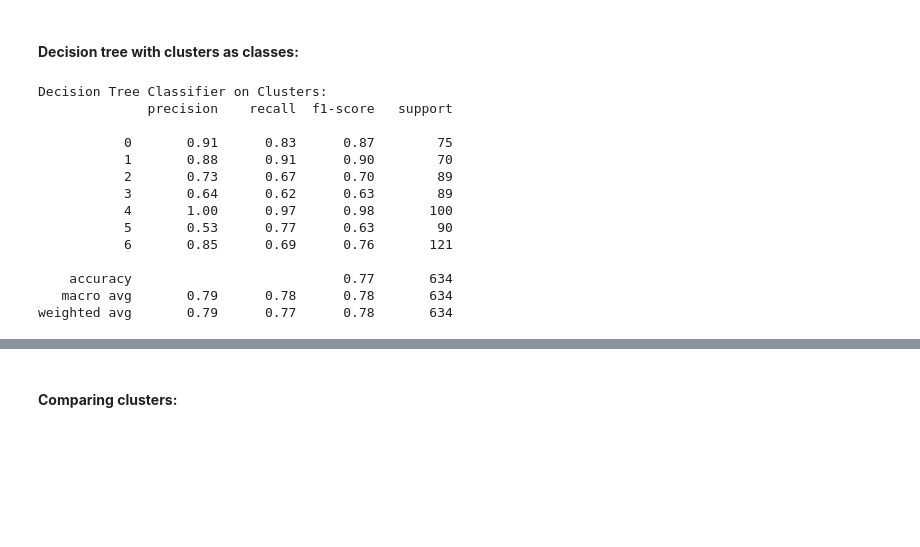
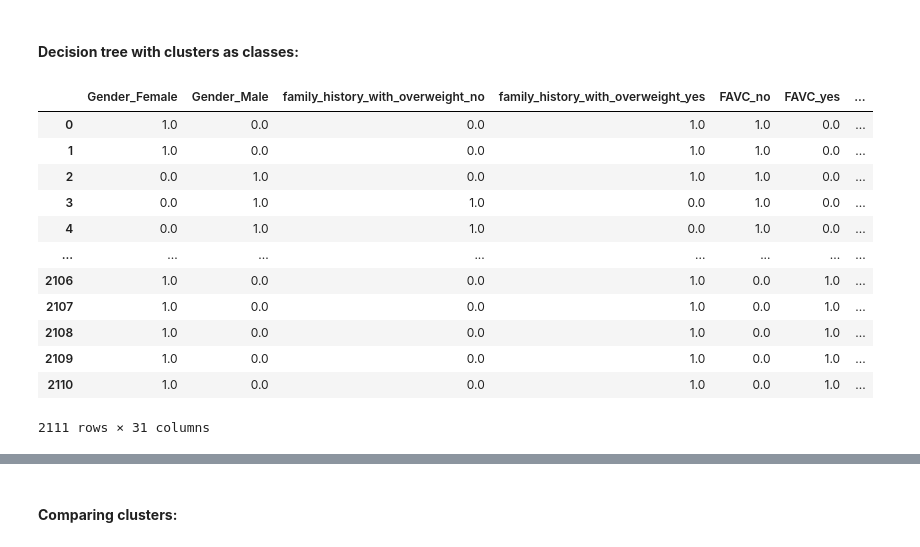
Before and after one commit to IDM4s-2025/TC2034-final-team6, a Jupyter notebook: Evidence 2 Unsupervised learning.ipynb, the cells around one changed output, grey strips where cells are left out. Drawn from its saved outputs; the diff is of its cells as text; code cells hidden in the pictures; blank space fills up the shorter version.

```diff
--- a/Evidence 2 Unsupervised learning.ipynb
+++ b/Evidence 2 Unsupervised learning.ipynb
@@ -134,29 +179,23 @@ Cluster                                                           ...
 # %% [markdown]
 #### **Decision tree with clusters as classes:**
 # %%
-# Use the same transformed features, but clusters as labels
-X_train, X_test, y_train, y_test = train_test_split(
-    X_clust_transformed, clusters, test_size=0.3, random_state=42
-)
-
-tree_clf = DecisionTreeClassifier(max_depth=5, random_state=42)
-tree_clf.fit(X_train, y_train)
-y_pred = tree_clf.predict(X_test)
-
-print("Decision Tree Classifier on Clusters:")
-print(classification_report(y_test, y_pred))
+encoder = OneHotEncoder(handle_unknown='ignore', sparse_output=False)
+X_encoded = encoder.fit_transform(X_clustering.select_dtypes(include=['object']))
+X_encoded_df = pd.DataFrame(X_encoded, columns=encoder.get_feature_names_out(X_clustering.select_dtypes(include=['object']).columns))
+numerical_cols = X_clustering.select_dtypes(include=['int64', 'float64']).columns
+final = pd.concat([X_encoded_df, X_clustering[numerical_cols].reset_index(drop=True)], axis=1)
+final
 # %% [output]
+|  | Gender_Female | Gender_Male | family_history_with_overweight_no | family_history_with_overweight_yes | FAVC_no | FAVC_yes | ... |
+| 0 | 1.0 | 0.0 | 0.0 | 1.0 | 1.0 | 0.0 | ... |
+| 1 | 1.0 | 0.0 | 0.0 | 1.0 | 1.0 | 0.0 | ... |
+| 2 | 0.0 | 1.0 | 0.0 | 1.0 | 1.0 | 0.0 | ... |
+| 3 | 0.0 | 1.0 | 1.0 | 0.0 | 1.0 | 0.0 | ... |
+| 4 | 0.0 | 1.0 | 1.0 | 0.0 | 1.0 | 0.0 | ... |
+| ... | ... | ... | ... | ... | ... | ... | ... |
+| 2106 | 1.0 | 0.0 | 0.0 | 1.0 | 0.0 | 1.0 | ... |
+| 2107 | 1.0 | 0.0 | 0.0 | 1.0 | 0.0 | 1.0 | ... |
+| 2108 | 1.0 | 0.0 | 0.0 | 1.0 | 0.0 | 1.0 | ... |
+| 2109 | 1.0 | 0.0 | 0.0 | 1.0 | 0.0 | 1.0 | ... |
+| 2110 | 1.0 | 0.0 | 0.0 | 1.0 | 0.0 | 1.0 | ... |
-Decision Tree Classifier on Clusters:
-              precision    recall  f1-score   support
-
-           0       0.91      0.83      0.87        75
-           1       0.88      0.91      0.90        70
-           2       0.73      0.67      0.70        89
-           3       0.64      0.62      0.63        89
-           4       1.00      0.97      0.98       100
-           5       0.53      0.77      0.63        90
-           6       0.85      0.69      0.76       121
-
-    accuracy                           0.77       634
-   macro avg       0.79      0.78      0.78       634
-weighted avg       0.79      0.77      0.78       634
+2111 rows × 31 columns
```
Also changed, not shown: parts of 7 cells of this notebook, 1 other file.
